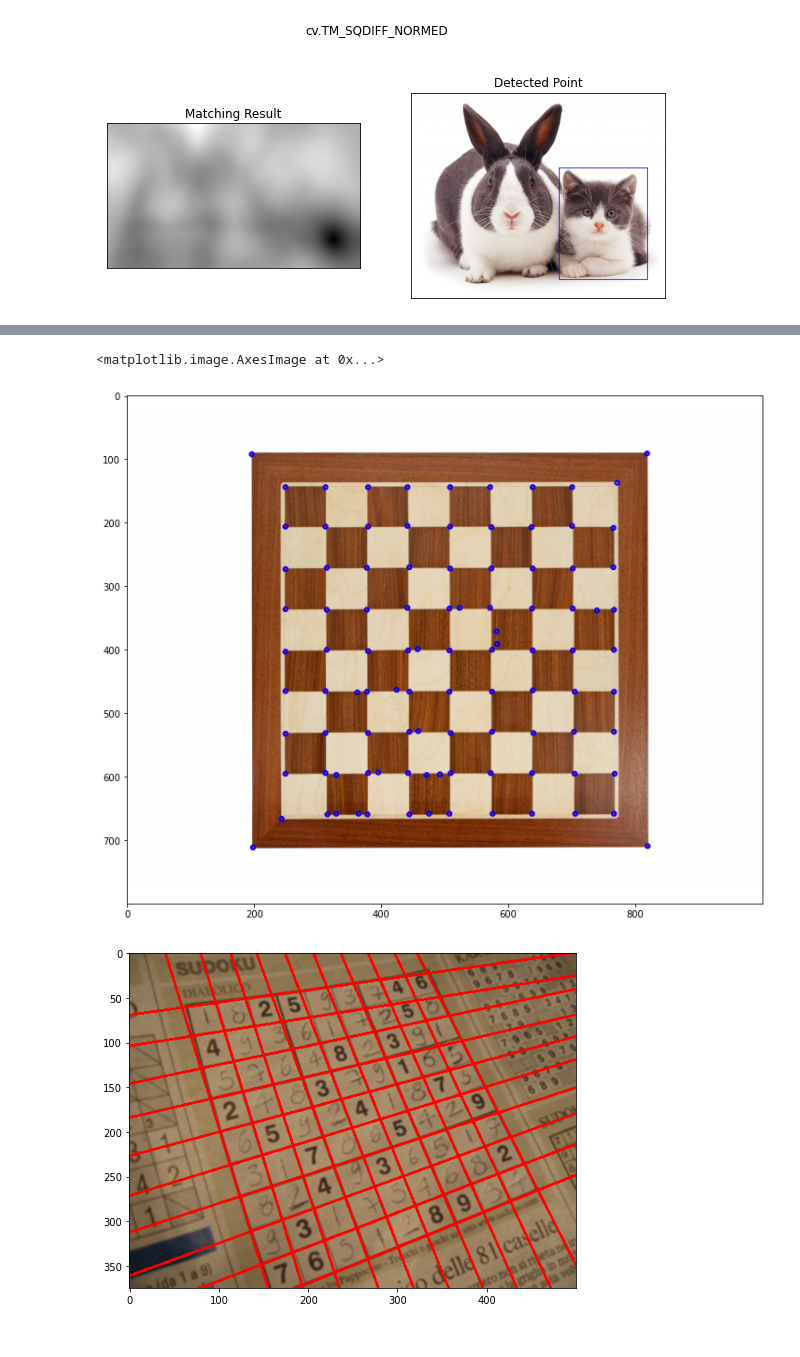
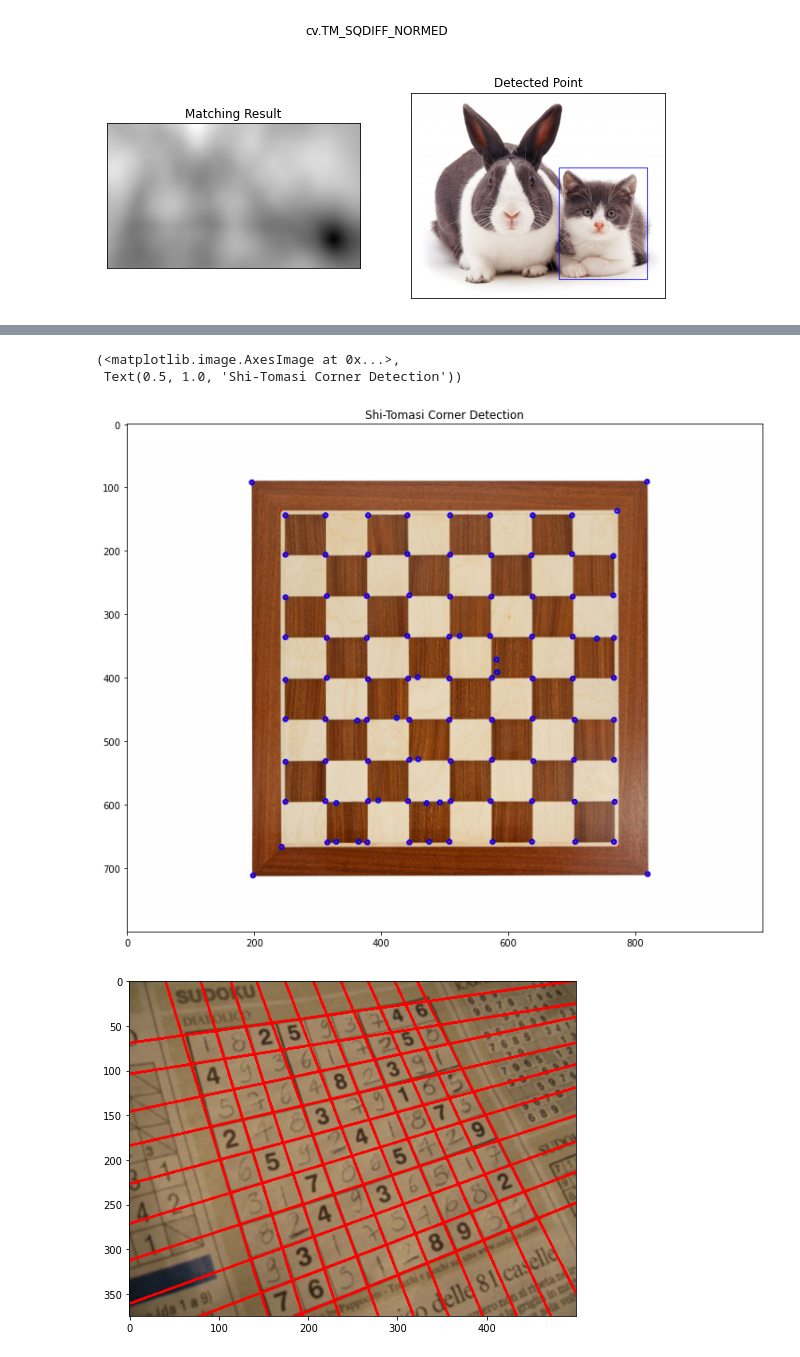
Before and after one commit to mashhisyam/PCVK_Genap_2022, a Jupyter notebook: Week11.ipynb, the cells around one changed output, grey strips where cells are left out. Cells and saved outputs as stored; diff of their text form; code cells hidden in the pictures.

```diff
--- a/Week11.ipynb
+++ b/Week11.ipynb
@@ -113,15 +120,16 @@ plt.imshow(cv.cvtColor(input_img, cv.COLOR_BGR2RGB))
 # %%
 corners = cv.goodFeaturesToTrack(gray_img, 100,0.01,10)
 corners = np.int0(corners)
 for i in corners:
   x,y = i.ravel()
   cv.circle(input_img, (x,y),3,255,2)
 
 plt.figure(figsize=(20,10))
-plt.imshow(cv.cvtColor(input_img,cv.COLOR_BGR2RGB))
+plt.imshow(cv.cvtColor(input_img,cv.COLOR_BGR2RGB)), plt.title('Shi-Tomasi Corner Detection')
 # %% [output]
-<matplotlib.image.AxesImage at 0x...>
+(<matplotlib.image.AxesImage at 0x...>,
+ Text(0.5, 1.0, 'Shi-Tomasi Corner Detection'))
-[figure, old version]
+[figure, new version]
 # %%
 sudoku = cv.imread('/content/drive/MyDrive/PCVK/Object Detection/sudoku.jpg')
 img_gray = cv.cvtColor(sudoku, cv.COLOR_BGR2GRAY)
```
Also changed, not shown: parts of 4 cells of this notebook.
